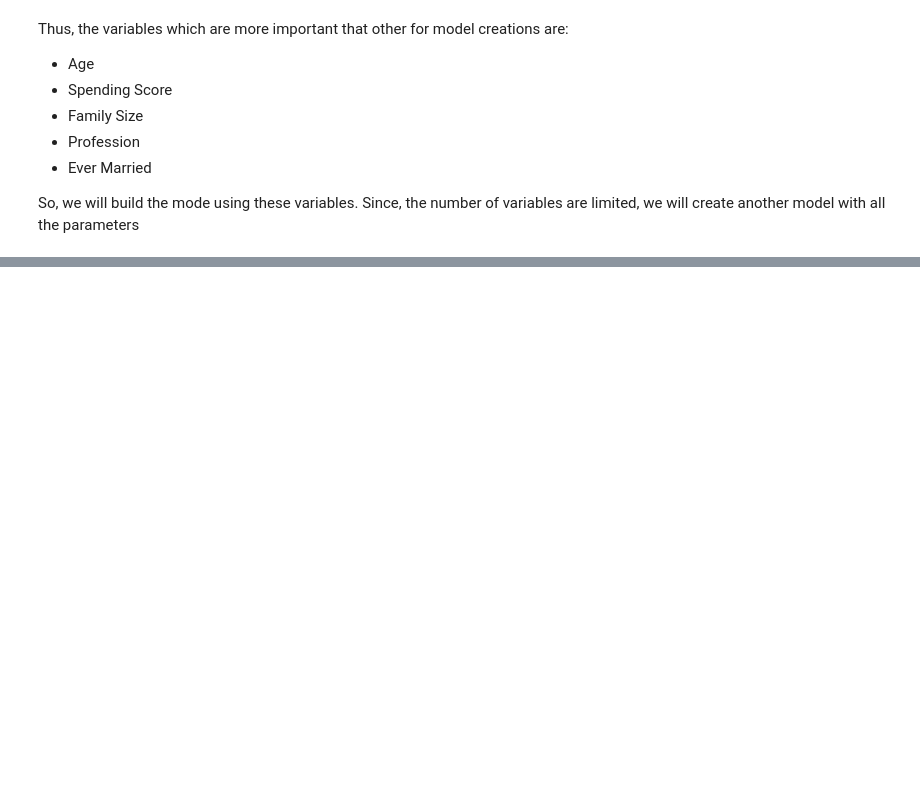
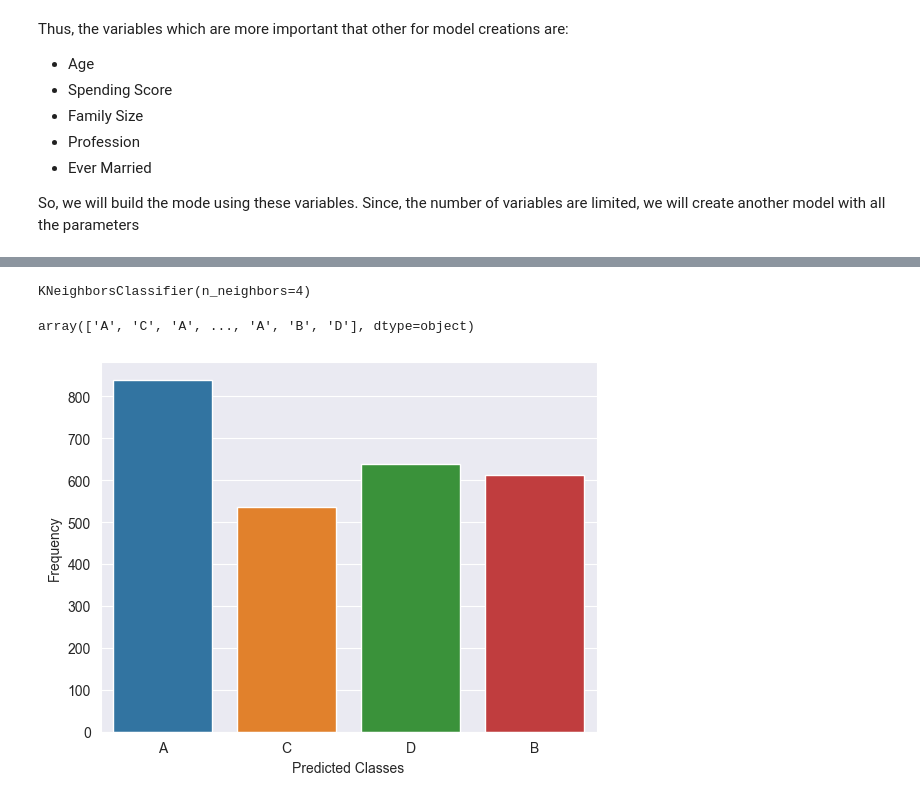
Before and after one commit to niranjanblank/CustomerSegmentation, a Jupyter notebook: eda.ipynb, the cells around one changed output, grey strips where cells are left out. Saved outputs shown, nothing was run; the diff lists cells and outputs as text; code cells hidden in the pictures; blank space fills up the shorter version.

Commit message:
First model created using knn

```diff
--- a/eda.ipynb
+++ b/eda.ipynb
@@ -248,0 +322,2 @@ So, we will build the mode using these variables. Since, the number of variables
+# %%
+X_test = test_data[selected_features]
@@ -248,0 +328,22 @@ So, we will build the mode using these variables. Since, the number of variables
+# %%
+knn_model_1 = KNeighborsClassifier(n_neighbors=4)
+# %%
+knn_model_1.fit(X_train,y_train)
+# %% [output]
+KNeighborsClassifier(n_neighbors=4)
+# %%
+y_pred = knn_model_1.predict(X_test)
+# %%
+le_dict["Segmentation"].inverse_transform(y_pred)
+# %% [output]
+array(['A', 'C', 'A', ..., 'A', 'B', 'D'], dtype=object)
+# %%
+# Convert predicted classes back to original
+original_predictions = le_dict['Segmentation'].inverse_transform(y_pred)
+original_predictions = pd.Series(original_predictions)
+sns.countplot(x=original_predictions)
+plt.xlabel('Predicted Classes')
+plt.ylabel('Frequency')
+plt.show()
+# %% [output]
+[figure, added]
```
Also changed, not shown: parts of 18 cells of this notebook.
